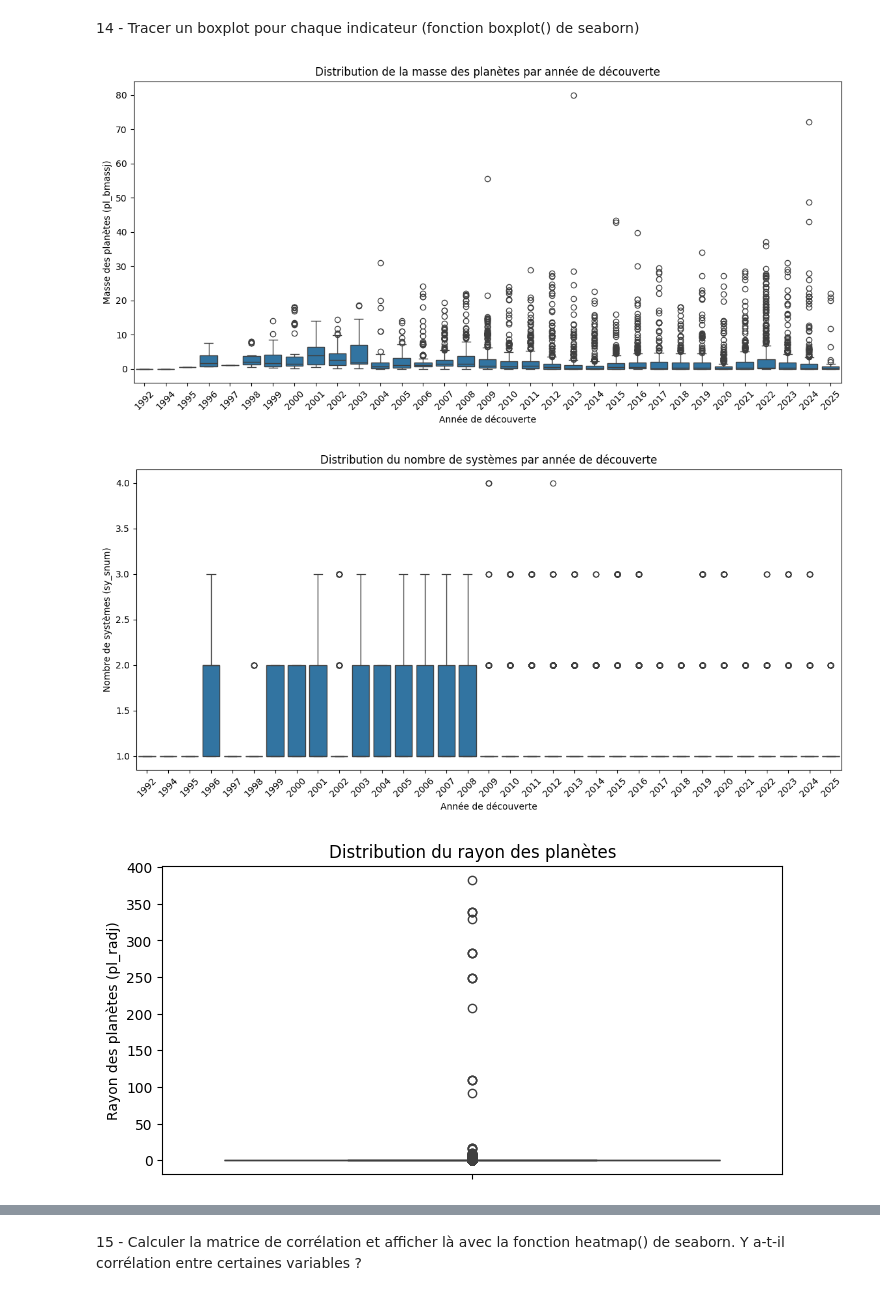
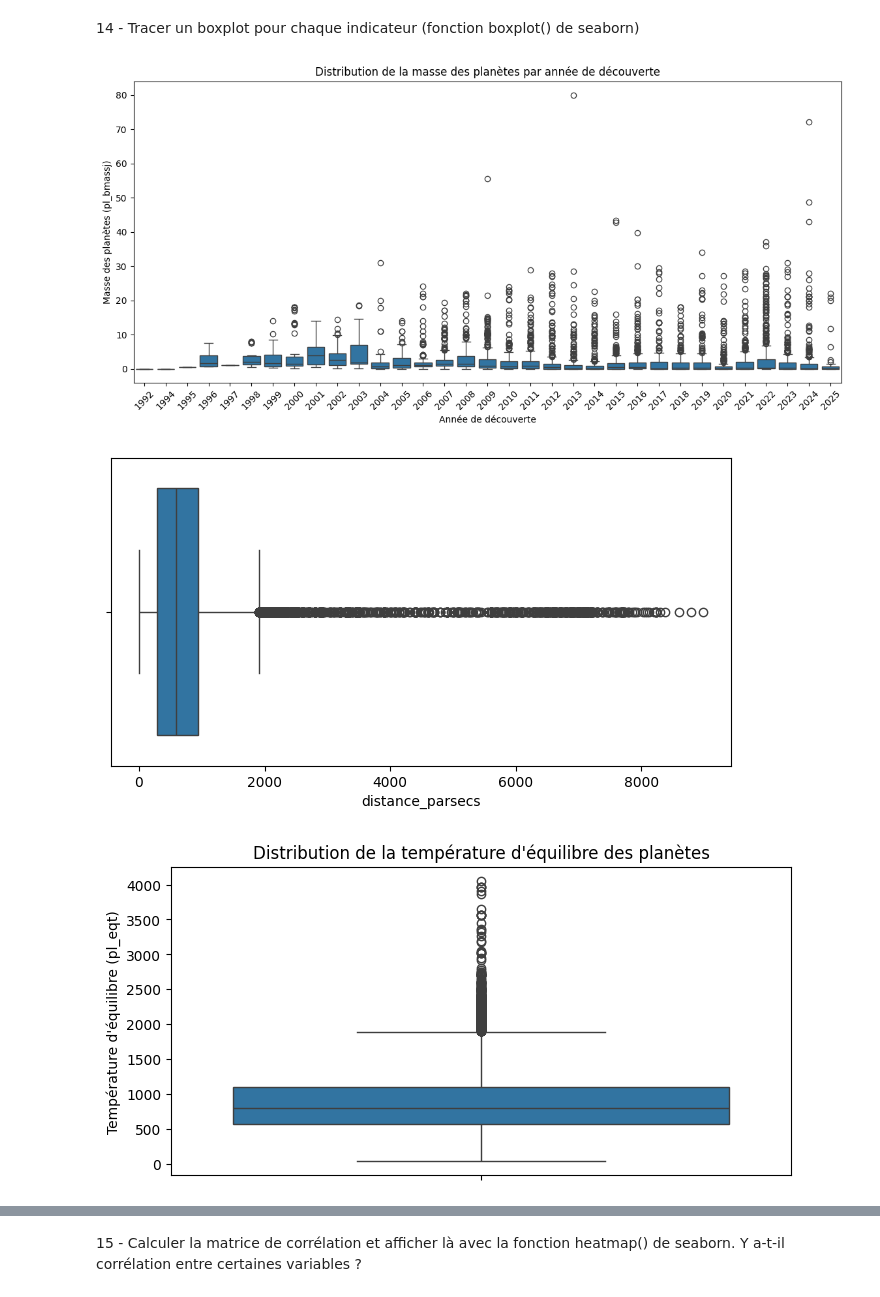
Before and after one commit to Wyll-exe/Classification-Exoplan-tes, a Jupyter notebook: exoplanets.ipynb, the cells around one changed output, grey strips where cells are left out. Drawn from its saved outputs; the diff is of its cells as text; code cells hidden in the pictures.

```diff
--- a/exoplanets.ipynb
+++ b/exoplanets.ipynb
@@ -220,33 +220,24 @@ Distribution de chaque indicateur tracée.
 # %%
 plt.figure(figsize=(14, 6))
 sns.boxplot(data=df, x="disc_year", y="pl_bmassj")
 plt.title("Distribution de la masse des planètes par année de découverte")
 plt.xlabel("Année de découverte")
 plt.ylabel("Masse des planètes (pl_bmassj)")
 plt.xticks(rotation=45)
 plt.show()
 
-plt.figure(figsize=(14, 6))
-sns.boxplot(data=df, x="disc_year", y="sy_snum")
-plt.title("Distribution du nombre de systèmes par année de découverte")
-plt.xlabel("Année de découverte")
-plt.ylabel("Nombre de systèmes (sy_snum)")
-plt.xticks(rotation=45)
-plt.show()
 
 plt.figure(figsize=(8, 4))
-sns.boxplot(y=df["pl_radj"])
-plt.title("Distribution du rayon des planètes")
-plt.ylabel("Rayon des planètes (pl_radj)")
+sns.boxplot(data=df, x="distance_parsecs")
 plt.show()
 
 
 plt.figure(figsize=(8, 4))
 sns.boxplot(y=df["pl_eqt"])
 plt.title("Distribution de la température d'équilibre des planètes")
 plt.ylabel("Température d'équilibre (pl_eqt)")
 plt.show()
 # %% [output]
 [figure]
-[figure, old version]
+[figure, new version]
-[figure, old version]
+[figure, new version]
```
Also changed, not shown: parts of 1 cell of this notebook.
